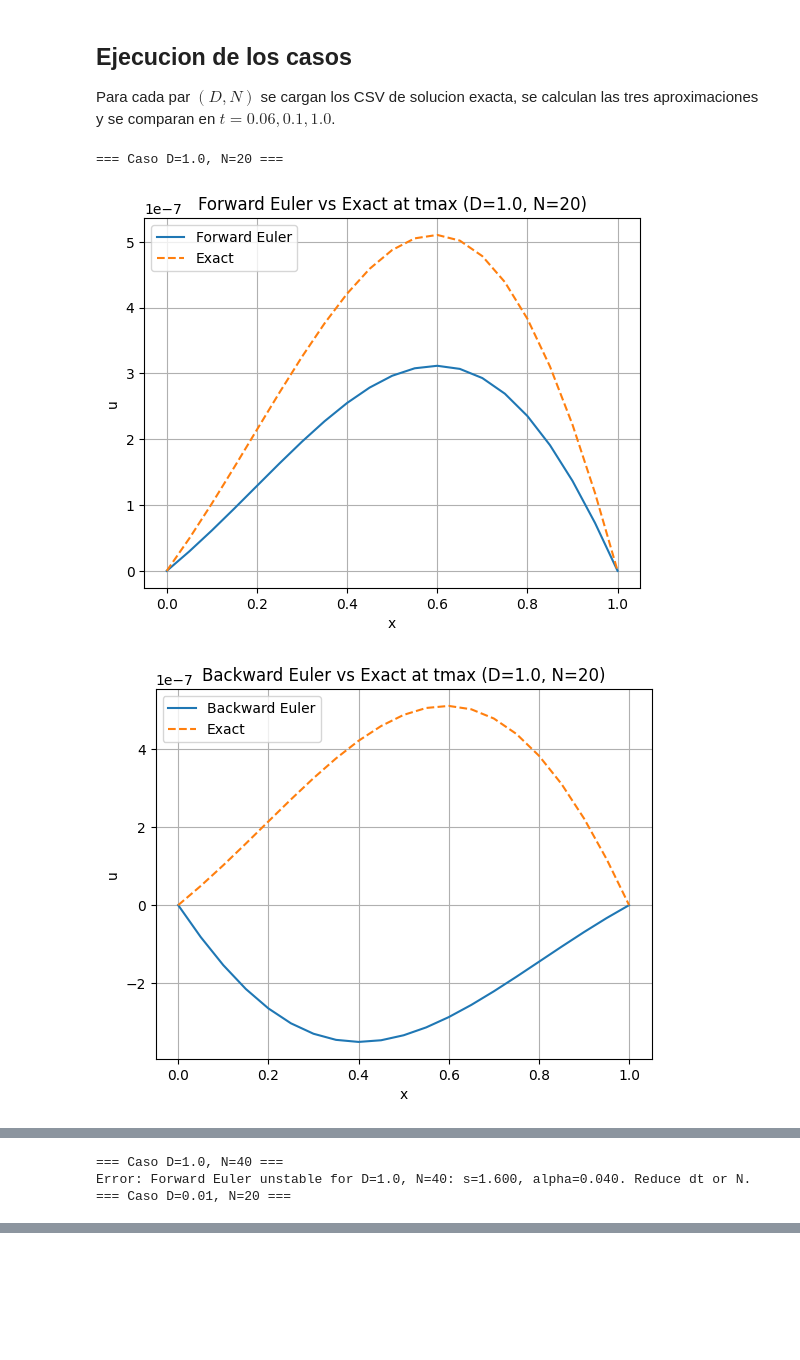
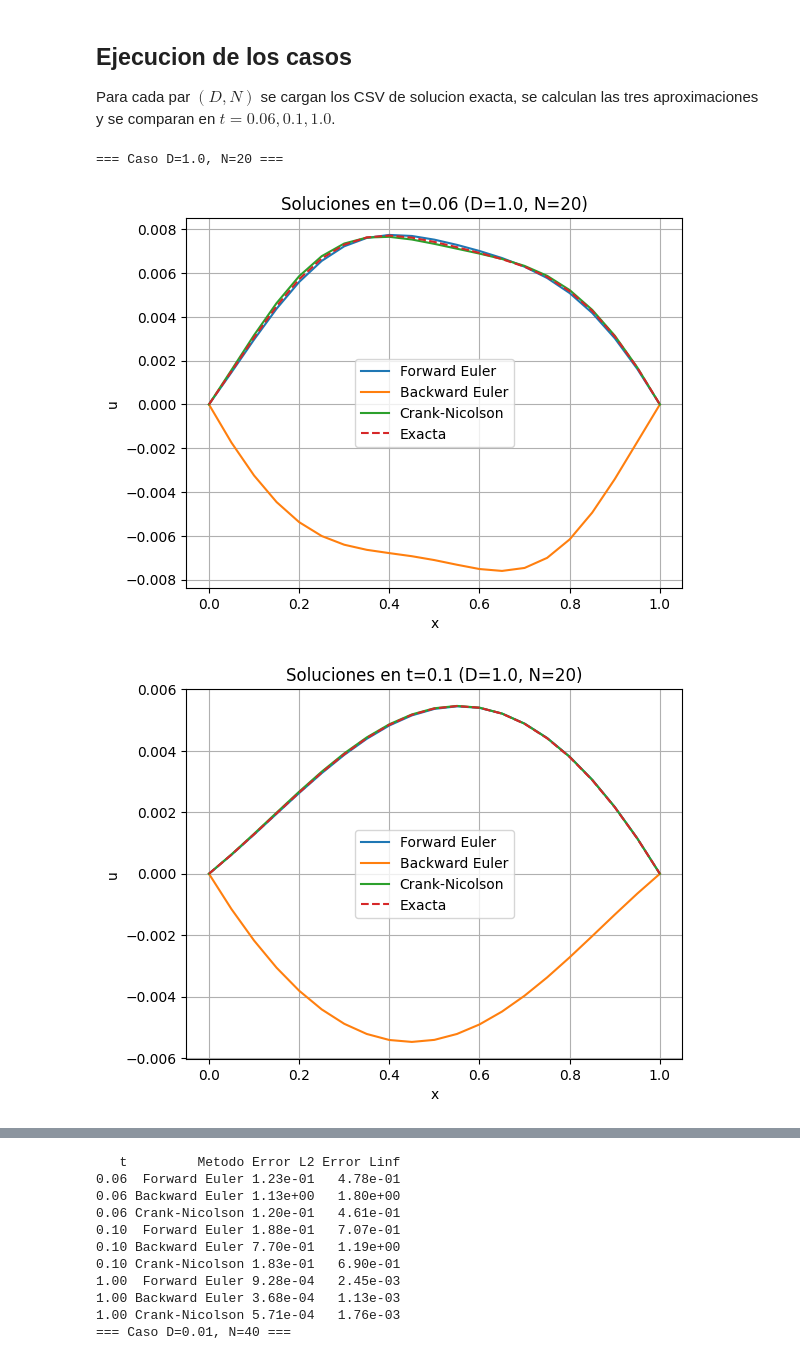
Before and after one commit to CristobalMe/reto-final, a Jupyter notebook: notebooks/tareas_chacon/3_2/3_2_Ecuacion_de_calor_Dirichlet.ipynb, the cells around one changed output, grey strips where cells are left out. Saved outputs shown, nothing was run; the diff lists cells and outputs as text; code cells hidden in the pictures; blank space fills up the shorter version.

```diff
--- a/notebooks/tareas_chacon/3_2/3_2_Ecuacion_de_calor_Dirichlet.ipynb
+++ b/notebooks/tareas_chacon/3_2/3_2_Ecuacion_de_calor_Dirichlet.ipynb
@@ -180,45 +180,56 @@ def run_case(D, N):
     print(f"=== Caso D={D}, N={N} ===")
     u_exact, u_exact_grid = load_exact(D, N)
 
     x, t, dx, M, s, r, X, T, levels = setup_case(D, N)
 
     if u_exact_grid.shape != (N+1, M+1):
         raise ValueError(
             f"La solucion exacta discretizada tiene forma {u_exact_grid.shape}, se esperaba {(N+1, M+1)}"
         )
 
     try:
         u_fwd, x, t, X, T, levels = forward_euler(D, N)
         u_bwd, x, t, X, T, levels = backward_euler(D, N)
         u_cn, x, t, X, T, levels = crank_nicolson(D, N)
     except ValueError as e:
         print(f"Error: {e}")
         return
 
-    for u, name in [(u_fwd, "Forward Euler"), (u_bwd, "Backward Euler"), (u_cn, "Crank-Nicolson")]:
+    # --- Plots at each required time for each scheme ---
+    for tt in times_to_plot:
+        idx = int(round(tt / dt))
         fig, ax = plt.subplots()
-        ax.plot(x, u[:, M], label=name)
-        ax.plot(x, u_exact_grid[:, M], label="Exact", linestyle="--")
-        ax.set(title=f"{name} vs Exact at tmax (D={D}, N={N})", xlabel="x", ylabel="u")
+        ax.plot(x, u_fwd[:, idx],  label="Forward Euler")
+        ax.plot(x, u_bwd[:, idx],  label="Backward Euler")
+        ax.plot(x, u_cn[:, idx],   label="Crank-Nicolson")
+        ax.plot(x, u_exact_grid[:, idx], label="Exacta", linestyle="--")
+        ax.set(title=f"Soluciones en t={tt} (D={D}, N={N})", xlabel="x", ylabel="u")
         ax.grid()
         ax.legend()
         plt.show()
 
-    fig, ax = plt.subplots()
-    ax.plot(x, u_fwd[:, M], label="Forward Euler")
-    ax.plot(x, u_bwd[:, M], label="Backward Euler")
-    ax.plot(x, u_cn[:, M], label="Crank-Nicolson")
-    ax.plot(x, u_exact_grid[:, M], label="Exact", linestyle="--")
-    ax.set(title=f"All methods vs Exact at tmax (D={D}, N={N})", xlabel="x", ylabel="u")
-    ax.grid()
-    ax.legend()
-    plt.show()
+    # --- Error norms table ---
+    errs_fwd = error_at_times(u_fwd, u_exact_grid, t, times_to_plot)
+    errs_bwd = error_at_times(u_bwd, u_exact_grid, t, times_to_plot)
+    errs_cn  = error_at_times(u_cn,  u_exact_grid, t, times_to_plot)
+
+    rows = []
+    for tt in times_to_plot:
+        for name, errs in [("Forward Euler", errs_fwd), ("Backward Euler", errs_bwd), ("Crank-Nicolson", errs_cn)]:
+            rows.append({
+                "t": tt,
+                "Metodo": name,
+                "Error L2": f"{errs[tt]['L2']:.2e}",
+                "Error Linf": f"{errs[tt]['Linf']:.2e}",
+            })
+    df = pd.DataFrame(rows)
+    print(df.to_string(index=False))
 
 
 for D in D_values:
     for N in N_values:
         run_case(D, N)
 # %% [output]
 === Caso D=1.0, N=20 ===
-[figure, old version]
+[figure, new version]
-[figure, old version]
+[figure, new version]
@@ -227,3 +250,0 @@ for D in D_values:
-=== Caso D=1.0, N=40 ===
-Error: Forward Euler unstable for D=1.0, N=40: s=1.600, alpha=0.040. Reduce dt or N.
-=== Caso D=0.01, N=20 ===
@@ -231,0 +253,11 @@ Error: Forward Euler unstable for D=1.0, N=40: s=1.600, alpha=0.040. Reduce dt o
+   t         Metodo Error L2 Error Linf
+0.06  Forward Euler 1.23e-01   4.78e-01
+0.06 Backward Euler 1.13e+00   1.80e+00
+0.06 Crank-Nicolson 1.20e-01   4.61e-01
+0.10  Forward Euler 1.88e-01   7.07e-01
+0.10 Backward Euler 7.70e-01   1.19e+00
+0.10 Crank-Nicolson 1.83e-01   6.90e-01
+1.00  Forward Euler 9.28e-04   2.45e-03
+1.00 Backward Euler 3.68e-04   1.13e-03
+1.00 Crank-Nicolson 5.71e-04   1.76e-03
+=== Caso D=0.01, N=40 ===
```
Also changed, not shown: parts of 1 cell of this notebook, 1 other file.
